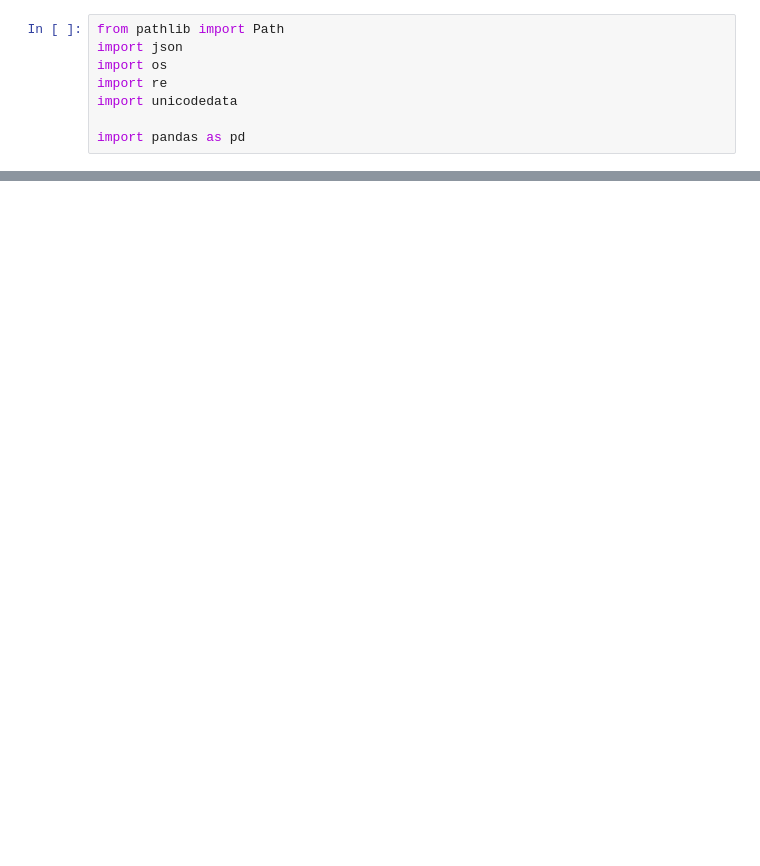
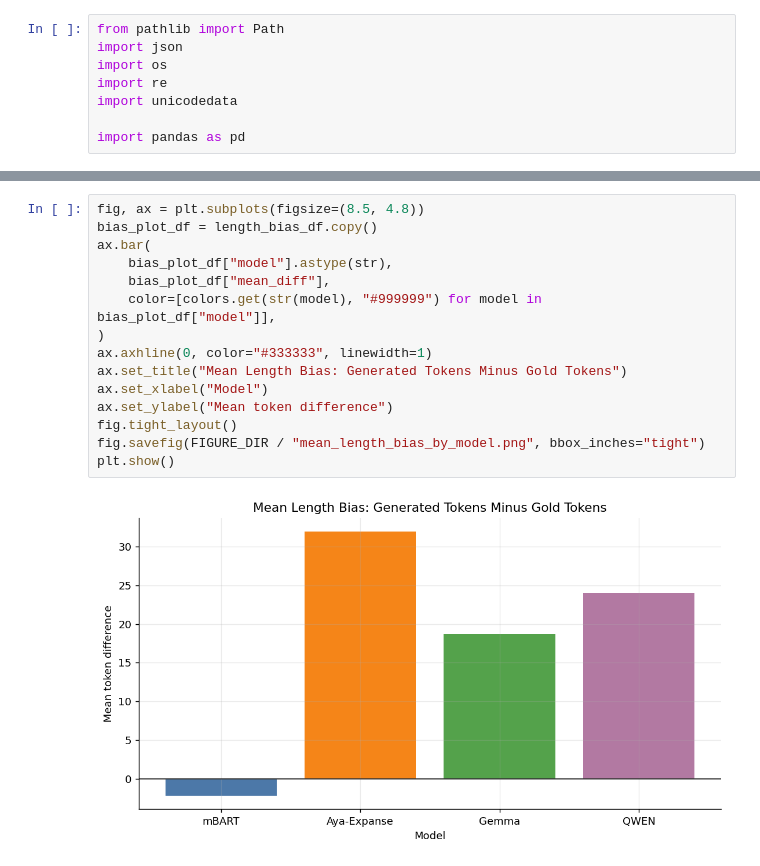
Before and after one commit to yunlee919/relational-grounding-dialogue-summarization, a Jupyter notebook: notebooks/evaluation/gold_length/generated_summary_gold_length_analysis.ipynb, the cells around one changed output, grey strips where cells are left out. Cells and saved outputs as stored; diff of their text form; blank space fills up the shorter version.

```diff
--- a/notebooks/evaluation/gold_length/generated_summary_gold_length_analysis.ipynb
+++ b/notebooks/evaluation/gold_length/generated_summary_gold_length_analysis.ipynb
@@ -373,0 +386,17 @@ print("Saved:", wide_csv)
+# %%
+fig, ax = plt.subplots(figsize=(8.5, 4.8))
+bias_plot_df = length_bias_df.copy()
+ax.bar(
+    bias_plot_df["model"].astype(str),
+    bias_plot_df["mean_diff"],
+    color=[colors.get(str(model), "#999999") for model in bias_plot_df["model"]],
+)
+ax.axhline(0, color="#333333", linewidth=1)
+ax.set_title("Mean Length Bias: Generated Tokens Minus Gold Tokens")
+ax.set_xlabel("Model")
+ax.set_ylabel("Mean token difference")
+fig.tight_layout()
+fig.savefig(FIGURE_DIR / "mean_length_bias_by_model.png", bbox_inches="tight")
+plt.show()
+# %% [output]
+[figure, added]
```
Also changed, not shown: parts of 48 cells of this notebook.
